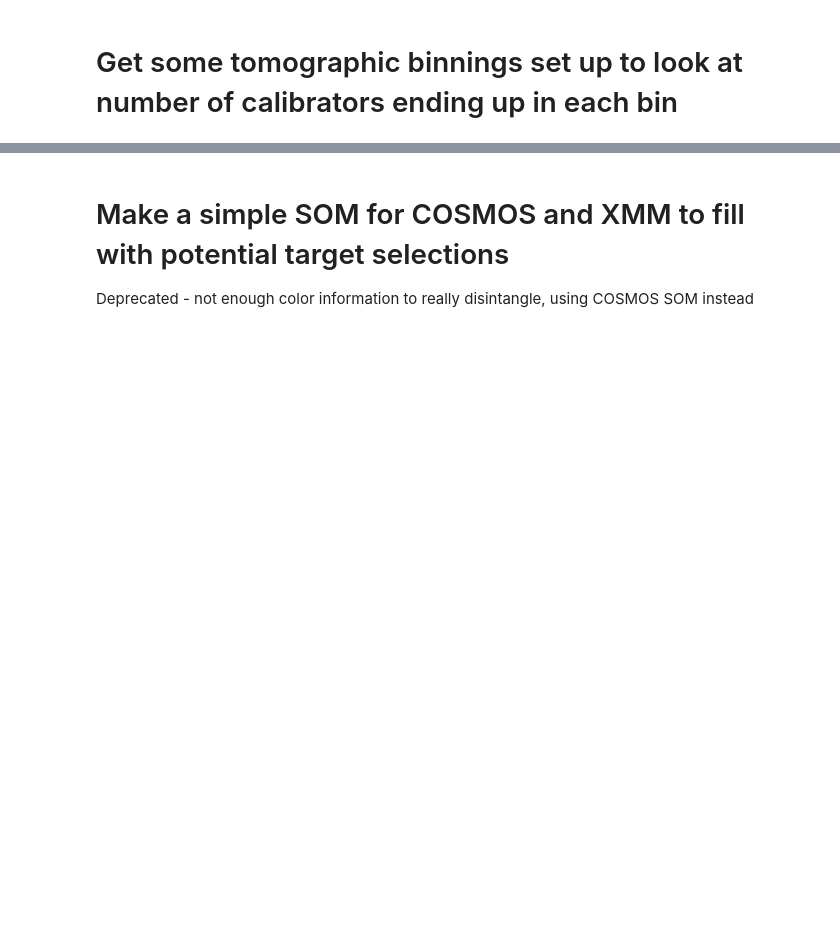
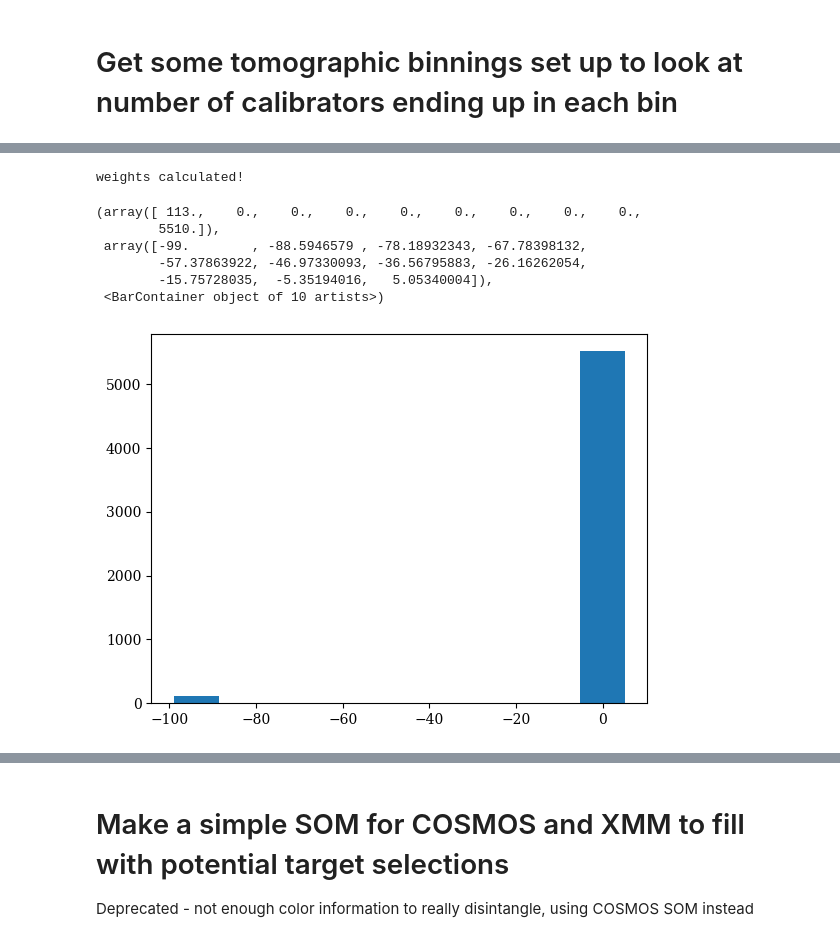
Before and after one commit to jmccull/desi_deep, a Jupyter notebook: SOM_cosmos.ipynb, the cells around one changed output, grey strips where cells are left out. Cells and saved outputs as stored; diff of their text form; code cells hidden in the pictures; blank space fills up the shorter version.

```diff
--- a/SOM_cosmos.ipynb
+++ b/SOM_cosmos.ipynb
@@ -419,13 +484 @@ def assign_abundance_weight(cellids,abund):
     return weights
-# %%
-succ_spec['abund'] = assign_abundance_weight(succ_spec['CELL_ID'].values, abund)
-succ_spec['weight'] = np.NaN #initialize
-succ_spec['med_spec_z'] = np.NaN #initialize
-
-for cell in np.unique(succ_spec['CELL_ID'].values):
-    cond = (succ_spec['CELL_ID'] == cell)
-    succ_spec.loc[cond,'weight'] = succ_spec[cond]['abund']/float(cond.sum())
-    mask = np.in1d((medzs[:,0]),int(cell))
-    assert(mask.sum()==1)
-    succ_spec.loc[cond,'med_spec_z'] = float(medzs[mask,1])
-print('weights calculated!')
@@ -431,0 +498,9 @@ print('weights calculated!')
+# %%
+# for reweighting back to cosmos with the Stage III overlap
+#use the median zs
+mask = np.isnan(cosmos['PHOTZ'])|(cosmos['PHOTZ']<-1)
+unqcells,medianzs,stds,ct = get_cell_medians(cosmos[~mask]['PHOTZ'],cosmos[~mask]['CELLINDEX'])
+medzs = np.vstack((unqcells,medianzs,stds,ct)).T
+
+abund_cosmos = count_in_c(cosmos[~mask]['CELLINDEX'])
+print(abund_cosmos)
@@ -431,0 +509,4 @@ print('weights calculated!')
+# %%
+# assign the tomobins to the wider cosmos
+tomobin_dict = get_equal_tomobins(abund_cosmos,medzs,nbins=5,iterate=True,verbose=True)
+matched_obs['tomobin'] = assign_tomo_bins(matched_obs['CELLINDEX'].values,tomobin_dict)
@@ -432,3 +528,27 @@ print('weights calculated!')
+# %%
+matched_obs['abund'] = assign_abundance_weight(matched_obs['CELLINDEX'].values, abund_cosmos)
+matched_obs['weight_to_cosmos'] = np.NaN #initialize
+matched_obs['med_spec_z'] = np.NaN #initialize
+
+for cell in np.unique(matched_obs['CELLINDEX'].values):
+    cond = (matched_obs['CELLINDEX'] == cell)
+    matched_obs.loc[cond,'weight_to_cosmos'] = matched_obs[cond]['abund']/float(cond.sum())
+    mask = np.in1d((medzs[:,0]),int(cell))
+    assert(mask.sum()==1)
+    matched_obs.loc[cond,'med_spec_z'] = float(medzs[mask,1])
+print('weights calculated!')
+# %% [output]
+weights calculated!
+# %%
+plt.hist(matched_obs['PHOTZ'].values)
+# %% [output]
+(array([ 113.,    0.,    0.,    0.,    0.,    0.,    0.,    0.,    0.,
+        5510.]),
+ array([-99.        , -88.5946579 , -78.18932343, -67.78398132,
+        -57.37863922, -46.97330093, -36.56795883, -26.16262054,
+        -15.75728035,  -5.35194016,   5.05340004]),
+ <BarContainer object of 10 artists>)
+[figure, added]
 # %%
 sigma = 1.0
 
```
Also changed, not shown: parts of 16 cells of this notebook.
